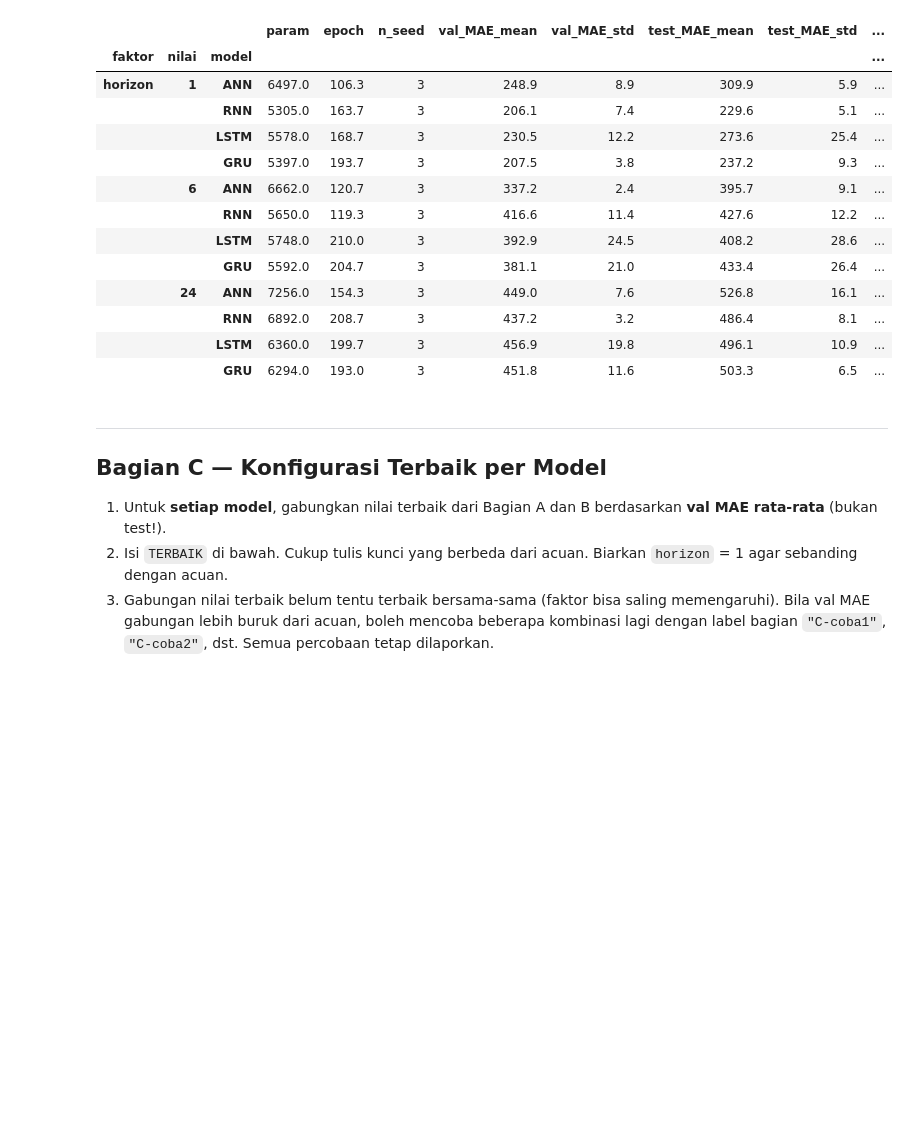
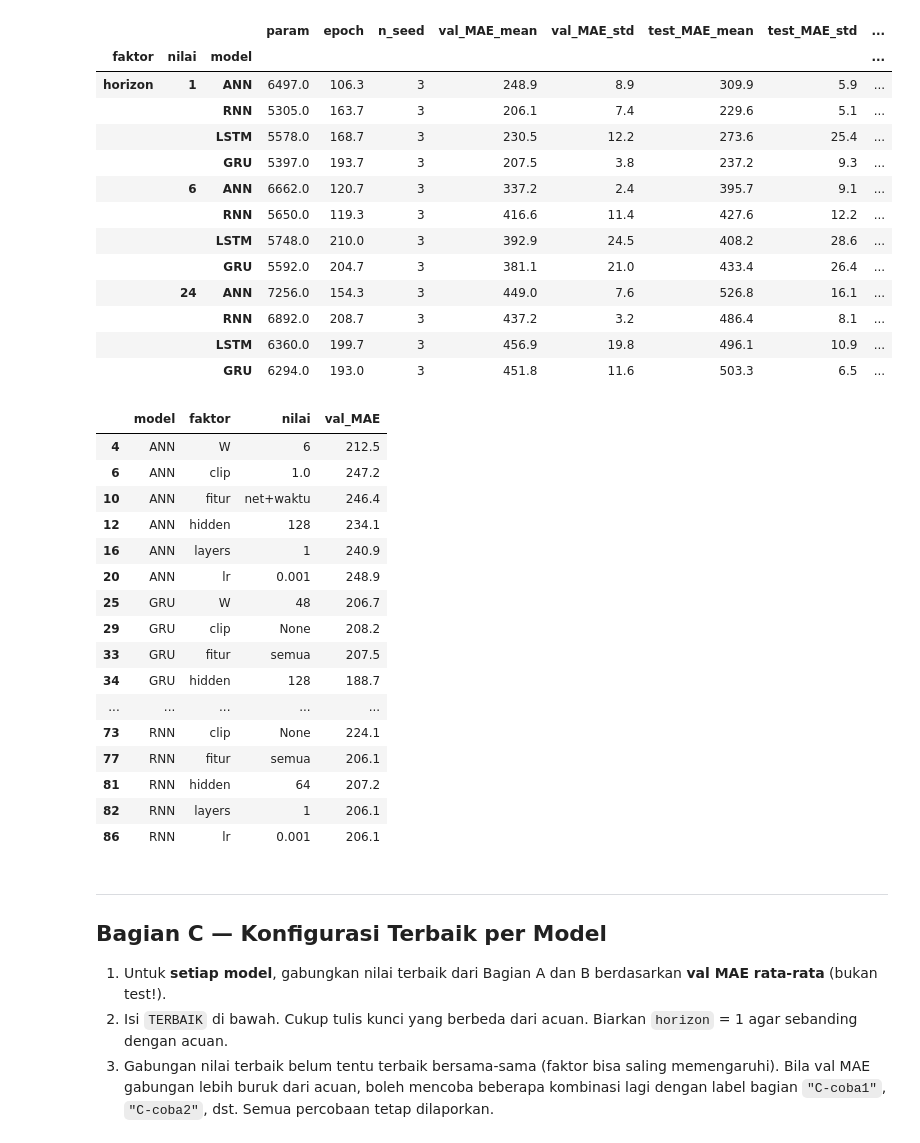
Before and after one commit to nizar326/dlw-tugas-ra-124400029, a Jupyter notebook: tugas_ablasi.ipynb, the cells around one changed output. Drawn from its saved outputs; the diff is of its cells as text; code cells hidden in the pictures; blank space fills up the shorter version.

```diff
--- a/tugas_ablasi.ipynb
+++ b/tugas_ablasi.ipynb
@@ -804,6 +804,31 @@ ringkas(b6)
 |  |  | RNN | 6892.0 | 208.7 | 3 | 437.2 | 3.2 | 486.4 | 8.1 | ... |
 |  |  | LSTM | 6360.0 | 199.7 | 3 | 456.9 | 19.8 | 496.1 | 10.9 | ... |
 |  |  | GRU | 6294.0 | 193.0 | 3 | 451.8 | 11.6 | 503.3 | 6.5 | ... |
+# %%
+df = baca_hasil()
+df["nilai"] = df["nilai"].fillna("None")
+df = df[df.bagian.isin(["A1", "A2", "A3", "A4", "A5", "B7"])]
+r = df.groupby(["model", "faktor", "nilai"])["val_MAE"].mean().reset_index()
+terbaik_per_faktor = r.loc[r.groupby(["model", "faktor"])["val_MAE"].idxmin()]
+terbaik_per_faktor.sort_values(["model", "faktor"]).round(1)
+# %% [output]
+|  | model | faktor | nilai | val_MAE |
+| 4 | ANN | W | 6 | 212.5 |
+| 6 | ANN | clip | 1.0 | 247.2 |
+| 10 | ANN | fitur | net+waktu | 246.4 |
+| 12 | ANN | hidden | 128 | 234.1 |
+| 16 | ANN | layers | 1 | 240.9 |
+| 20 | ANN | lr | 0.001 | 248.9 |
+| 25 | GRU | W | 48 | 206.7 |
+| 29 | GRU | clip | None | 208.2 |
+| 33 | GRU | fitur | semua | 207.5 |
+| 34 | GRU | hidden | 128 | 188.7 |
+| ... | ... | ... | ... | ... |
+| 73 | RNN | clip | None | 224.1 |
+| 77 | RNN | fitur | semua | 206.1 |
+| 81 | RNN | hidden | 64 | 207.2 |
+| 82 | RNN | layers | 1 | 206.1 |
+| 86 | RNN | lr | 0.001 | 206.1 |
 # %% [markdown]
 ---
 ## Bagian C — Konfigurasi Terbaik per Model
```
Also changed, not shown: parts of 5 cells of this notebook, 3 other files.
